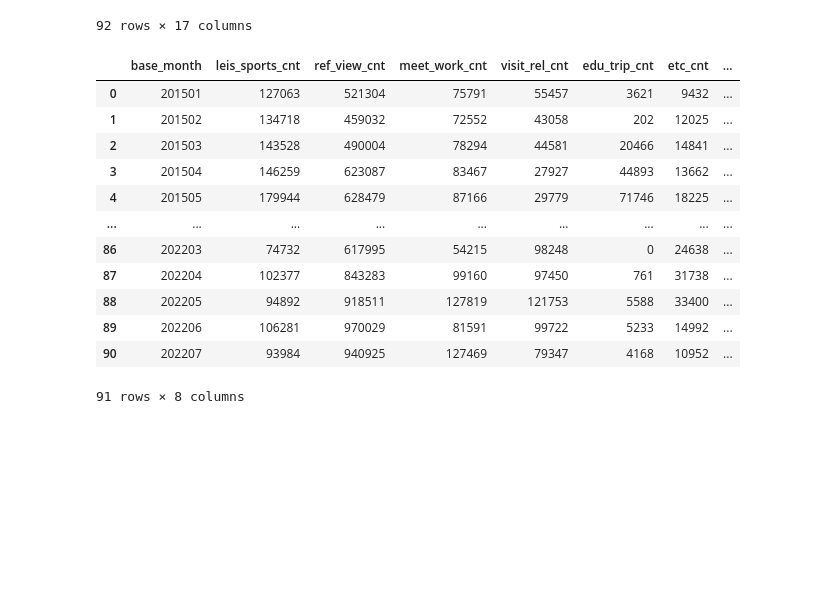
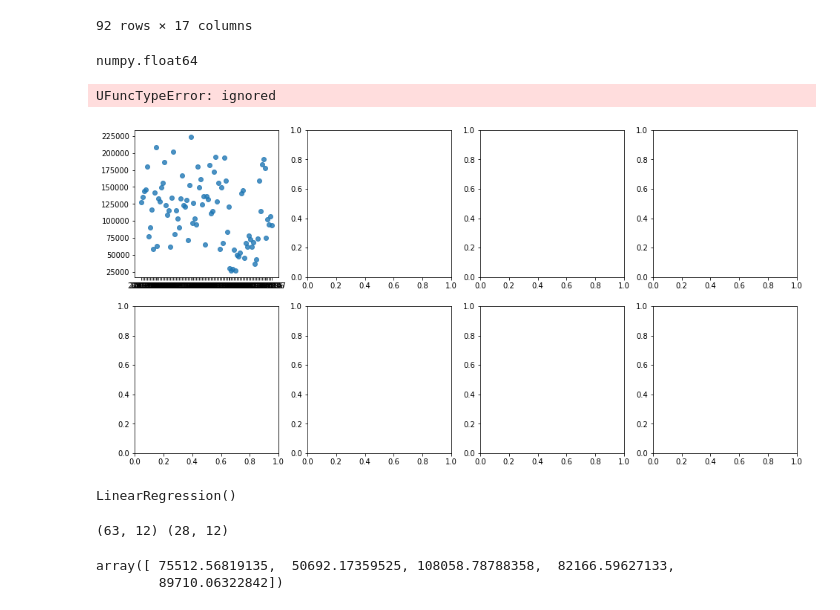
Before and after one commit to uujimin/-Jeju_Island_Tourist_Prediction, a Jupyter notebook: 파일_불러오기.ipynb, the cells around one changed output. Saved outputs shown, nothing was run; the diff lists cells and outputs as text; code cells hidden in the pictures; blank space fills up the shorter version.

```diff
--- a/파일_불러오기.ipynb
+++ b/파일_불러오기.ipynb
@@ -27,8 +27,8 @@ def jeju_base(x):
   x = x.replace("-", "")
   return x
 
-jeju_data['base_month'] = jeju_data["일시"].apply(jeju_base)
-jeju_data["ref_view_cnt"]=data1['ref_view_cnt']
-
-jeju_data
+real_jeju_data['base_month'] = jeju_data["일시"].apply(jeju_base)
+real_jeju_data["ref_view_cnt"]=data1['ref_view_cnt']
+real_jeju_data["leis_sports_cnt"]=data1['leis_sports_cnt']
+real_jeju_data
 # %% [output]
@@ -57,5 +48,5 @@ See the caveats in the documentation: https://pandas.pydata.org/pandas-docs/stab
 # %%
-real_jeju_data = jeju_data[["base_month", "평균기온(°C)", "최고기온 나타난날(yyyymmdd)", "최저기온 나타난날(yyyymmdd)","월합강수량(00~24h만)(mm)","평균풍속(m/s)","최대풍속(m/s)","최대풍속 나타난날(yyyymmdd)","최다풍향(16방위)","평균운량(1/10)","일조율(%)","최심적설(cm)","최심신적설(cm)","최심적설 나타난날(yyyymmdd)","최심신적설 나타난날(yyyymmdd)","평균 최저초상온도(°C)","최저초상온도 나타난날(yyyymmdd)"]]
+real_jeju_data = jeju_data[["base_month", "평균기온(°C)","월합강수량(00~24h만)(mm)","평균풍속(m/s)","최대풍속(m/s)","최대풍속 나타난날(yyyymmdd)","최다풍향(16방위)","평균운량(1/10)","일조율(%)","최심적설(cm)","최심신적설(cm)","최심적설 나타난날(yyyymmdd)","최심신적설 나타난날(yyyymmdd)","평균 최저초상온도(°C)","최저초상온도 나타난날(yyyymmdd)"]]
 real_jeju_data
 # %% [output]
 |  | base_month | 평균기온(°C) | 최고기온 나타난날(yyyymmdd) | 최저기온 나타난날(yyyymmdd) | 월합강수량(00~24h만)(mm) | 평균풍속(m/s) | ... |
@@ -71,19 +62,3 @@ real_jeju_data
 | 90 | 202207 | 28.4 | 20220728 | 20220716 | 149.0 | 3.1 | ... |
 | 91 | 202208 | 29.2 | 20220810 | 20220828 | 124.3 | 3.1 | ... |
 92 rows × 17 columns
-# %%
-data1
-# %% [output]
-|  | base_month | leis_sports_cnt | ref_view_cnt | meet_work_cnt | visit_rel_cnt | edu_trip_cnt | etc_cnt | ... |
-| 0 | 201501 | 127063 | 521304 | 75791 | 55457 | 3621 | 9432 | ... |
-| 1 | 201502 | 134718 | 459032 | 72552 | 43058 | 202 | 12025 | ... |
-| 2 | 201503 | 143528 | 490004 | 78294 | 44581 | 20466 | 14841 | ... |
-| 3 | 201504 | 146259 | 623087 | 83467 | 27927 | 44893 | 13662 | ... |
-| 4 | 201505 | 179944 | 628479 | 87166 | 29779 | 71746 | 18225 | ... |
-| ... | ... | ... | ... | ... | ... | ... | ... | ... |
-| 86 | 202203 | 74732 | 617995 | 54215 | 98248 | 0 | 24638 | ... |
-| 87 | 202204 | 102377 | 843283 | 99160 | 97450 | 761 | 31738 | ... |
-| 88 | 202205 | 94892 | 918511 | 127819 | 121753 | 5588 | 33400 | ... |
-| 89 | 202206 | 106281 | 970029 | 81591 | 99722 | 5233 | 14992 | ... |
-| 90 | 202207 | 93984 | 940925 | 127469 | 79347 | 4168 | 10952 | ... |
-91 rows × 8 columns
@@ -89,0 +75,51 @@ data1
+# %%
+type(real_jeju_data['평균기온(°C)'][0])
+# %% [output]
+numpy.float64
+# %%
+# 2x4 subplot 이용. axs는 4x2
+fig, axs = plt.subplots(figsize=(16,8), ncols=4, nrows=2)
+
+lm_features = ["base_month", "평균기온(°C)", "최고기온 나타난날(yyyymmdd)", "최저기온 나타난날(yyyymmdd)","월합강수량(00~24h만)(mm)","평균풍속(m/s)","최대풍속(m/s)","최다풍향(16방위)","평균운량(1/10)","일조율(%)","평균 최저초상온도(°C)","최저초상온도 나타난날(yyyymmdd)"]
+
+# i에는 인덱스가 feature에는 RM ~ RAD까지 순차적으로 들어감
+for i, feature in enumerate(lm_features):
+    row = int(i/4) # 2행
+    col = i%4
+
+    # sns.regplot : 회귀직선을 그려줌
+    sns.regplot(x=feature, y='leis_sports_cnt', data=real_jeju_data, ax=axs[row][col])
+# %% [output]
+UFuncTypeError: ignored
+[figure, added]
+# %%
+from sklearn.model_selection import train_test_split
+from sklearn.linear_model import LinearRegression
+from sklearn.metrics import mean_squared_error, r2_score
+        # m_s_e, r2(선형회귀모델 적합도 : 분산값, 1에 가까울수록 적합도 높음)
+real_jeju_data=real_jeju_data.drop([real_jeju_data.index[91]])
+# feature, target 데이터 분리
+y_target = real_jeju_data['leis_sports_cnt'] # 레이블(종속변수)
+X_data = real_jeju_data.drop(['최심적설(cm)','최심신적설(cm)','최심적설 나타난날(yyyymmdd)','최심신적설 나타난날(yyyymmdd)','base_month','leis_sports_cnt','ref_view_cnt'], axis=1, inplace=False) # 피처(독립변수)
+
+# train, test 데이터 분리
+X_train , X_test , y_train , y_test = train_test_split(X_data , y_target , test_size=0.3, random_state=156)
+
+# Linear Regression
+lr = LinearRegression()
+
+# fit 메소드 학습 : 주어진 데이터로 estimator(사이킷런이 제공) 알고리즘 학습
+lr.fit(X_train, y_train)
+# %% [output]
+LinearRegression()
+# %%
+print(X_train.shape, X_test.shape)
+# %% [output]
+(63, 12) (28, 12)
+# %%
+# predict 메소드 : 학습된 모델로 예측을 수행
+y_preds = lr.predict(X_test)
+y_preds[0:5]
+# %% [output]
+array([ 75512.56819135,  50692.17359525, 108058.78788358,  82166.59627133,
+        89710.06322842])
```
Also changed, not shown: parts of 4 cells of this notebook.
